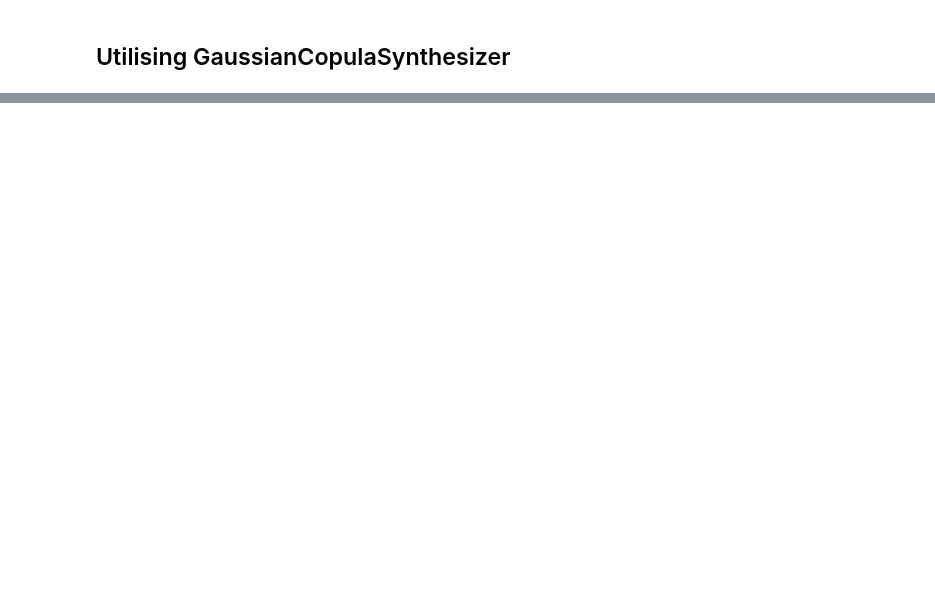
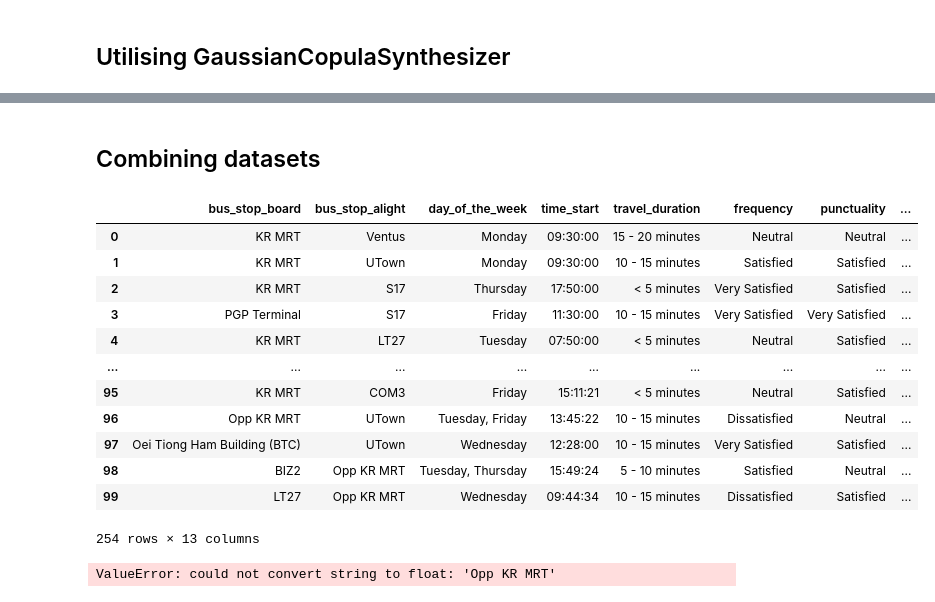
Before and after one commit to angelynnnnn/Optimizing-Public-Transport-Data, a Jupyter notebook: testsynthesise.ipynb, the cells around one changed output, grey strips where cells are left out. Saved outputs shown, nothing was run; the diff lists cells and outputs as text; code cells hidden in the pictures; blank space fills up the shorter version.

```diff
--- a/testsynthesise.ipynb
+++ b/testsynthesise.ipynb
@@ -346,0 +378,65 @@ synthetic_data
+# %% [markdown]
+## Combining datasets
+# %%
+# Combining datasets
+alldata = pd.concat([routedata, synthetic_data], axis=0)
+
+
+# Creating a demand column
+alldata['demand'] = 1
+
+
+# Label encoding for ISB_service column
+from sklearn.preprocessing import LabelEncoder
+label_encoder = LabelEncoder()
+alldata['bus_number'] = label_encoder.fit_transform(alldata['ISB_Service'])
+alldata = alldata.drop(labels="ISB_Service", axis=1)
+
+
+alldata
+# %% [output]
+|  | bus_stop_board | bus_stop_alight | day_of_the_week | time_start | travel_duration | frequency | punctuality | ... |
+| 0 | KR MRT | Ventus | Monday | 09:30:00 | 15 - 20 minutes | Neutral | Neutral | ... |
+| 1 | KR MRT | UTown | Monday | 09:30:00 | 10 - 15 minutes | Satisfied | Satisfied | ... |
+| 2 | KR MRT | S17 | Thursday | 17:50:00 | < 5 minutes | Very Satisfied | Satisfied | ... |
+| 3 | PGP Terminal | S17 | Friday | 11:30:00 | 10 - 15 minutes | Very Satisfied | Very Satisfied | ... |
+| 4 | KR MRT | LT27 | Tuesday | 07:50:00 | < 5 minutes | Neutral | Satisfied | ... |
+| ... | ... | ... | ... | ... | ... | ... | ... | ... |
+| 95 | KR MRT | COM3 | Friday | 15:11:21 | < 5 minutes | Neutral | Satisfied | ... |
+| 96 | Opp KR MRT | UTown | Tuesday, Friday | 13:45:22 | 10 - 15 minutes | Dissatisfied | Neutral | ... |
+| 97 | Oei Tiong Ham Building (BTC) | UTown | Wednesday | 12:28:00 | 10 - 15 minutes | Very Satisfied | Satisfied | ... |
+| 98 | BIZ2 | Opp KR MRT | Tuesday, Thursday | 15:49:24 | 5 - 10 minutes | Satisfied | Neutral | ... |
+| 99 | LT27 | Opp KR MRT | Wednesday | 09:44:34 | 10 - 15 minutes | Dissatisfied | Satisfied | ... |
+254 rows × 13 columns
+# %%
+import pandas as pd
+from sklearn.model_selection import train_test_split
+from sklearn.linear_model import LinearRegression
+from sklearn.metrics import mean_squared_error, r2_score
+
+# Example dataset (transportation data with multiple predictors)
+# Assuming df is your DataFrame with demand data
+X = alldata[['bus_number', 'bus_stop_board', 'bus_stop_alight', 'day_of_the_week', 'time_start',
+              'travel_duration', 'frequency', 'punctuality', 'cleanliness', 'safety', 'coverage', 'crowdedness']]  # Independent variables
+y = alldata['demand']  # Dependent variable (demand)??
+
+# Split the data into training and testing sets
+X_train, X_test, y_train, y_test = train_test_split(X, y, test_size=0.2, random_state=42)
+
+# Initialize the linear regression model
+model = LinearRegression()
+
+# Fit the model on training data
+model.fit(X_train, y_train)
+
+# Predict demand on the test set
+y_pred = model.predict(X_test)
+
+# Evaluate the model
+mse = mean_squared_error(y_test, y_pred)  # Mean Squared Error
+r2 = r2_score(y_test, y_pred)  # R-squared score
+
+print(f"Mean Squared Error: {mse}")
+print(f"R-squared: {r2}")
+# %% [output]
+ValueError: could not convert string to float: 'Opp KR MRT'
```
Also changed, not shown: parts of 11 cells of this notebook.
